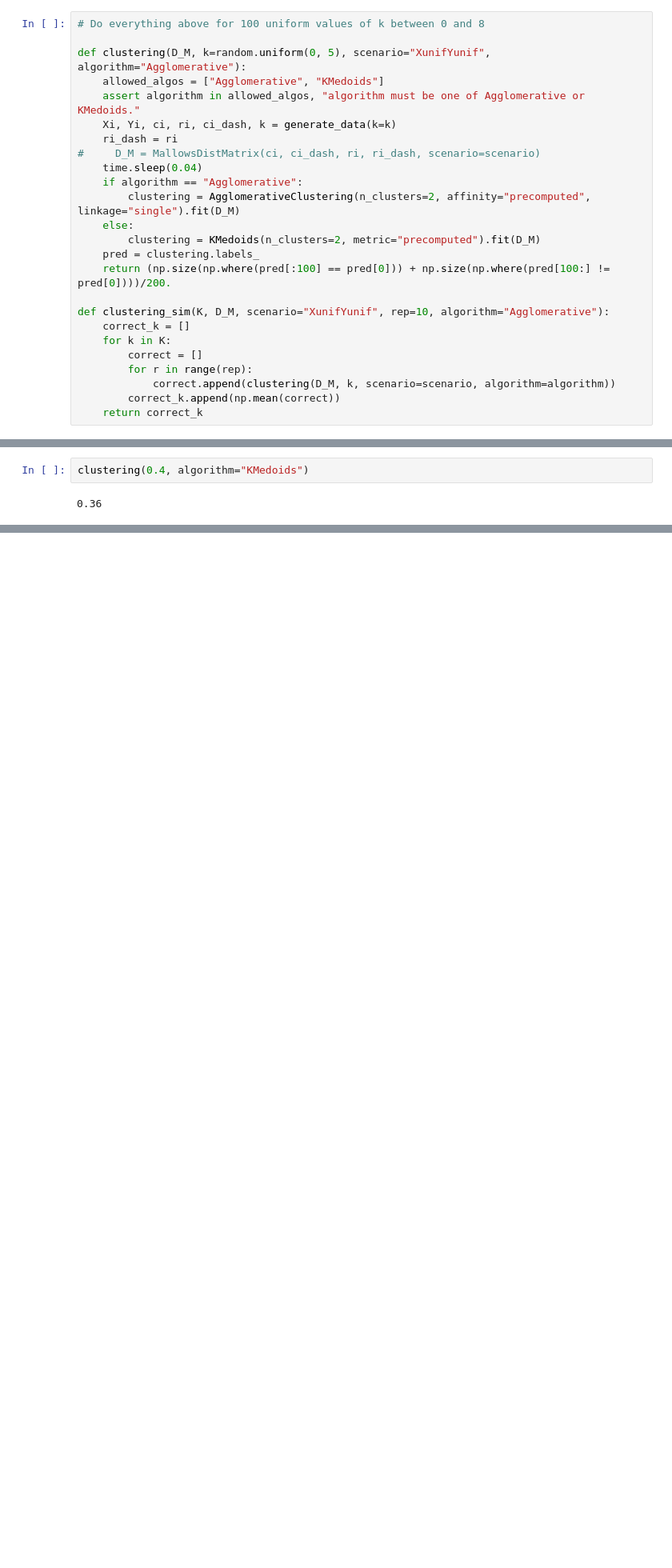
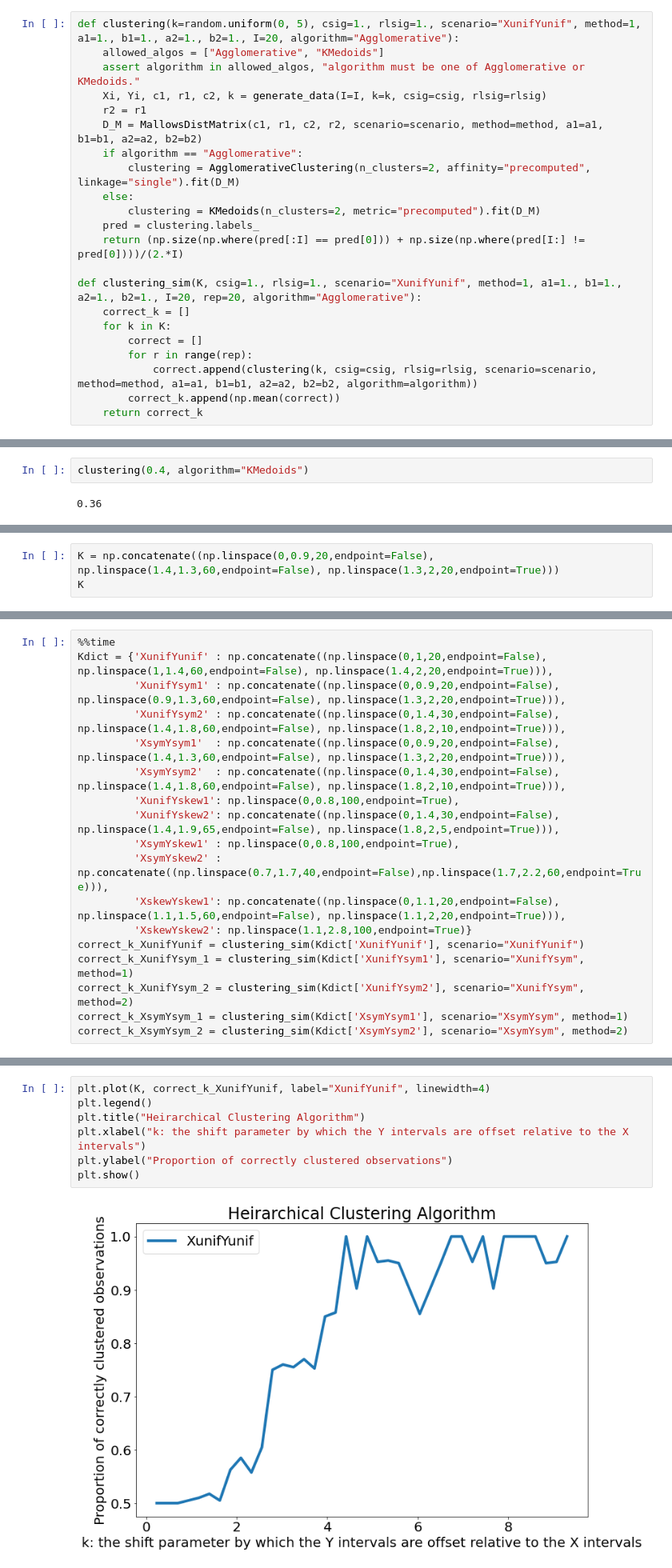
Before and after one commit to SteefanContractor/SymbolicDataAnalysis, a Jupyter notebook: code/clustering_simulations.ipynb, the cells around one changed output, grey strips where cells are left out. Shown at 80% size. Drawn from its saved outputs; the diff is of its cells as text; blank space fills up the shorter version.

Commit message:
commit latest changes to clustering_simulations.ipynb and Clustering.py

```diff
--- a/code/clustering_simulations.ipynb
+++ b/code/clustering_simulations.ipynb
@@ -780,27 +860,24 @@ k
 # %% [output]
 1.1
 # %%
-# Do everything above for 100 uniform values of k between 0 and 8
-
-def clustering(D_M, k=random.uniform(0, 5), scenario="XunifYunif", algorithm="Agglomerative"):
+def clustering(k=random.uniform(0, 5), csig=1., rlsig=1., scenario="XunifYunif", method=1, a1=1., b1=1., a2=1., b2=1., I=20, algorithm="Agglomerative"):
     allowed_algos = ["Agglomerative", "KMedoids"]
     assert algorithm in allowed_algos, "algorithm must be one of Agglomerative or KMedoids."
-    Xi, Yi, ci, ri, ci_dash, k = generate_data(k=k)
-    ri_dash = ri
-#     D_M = MallowsDistMatrix(ci, ci_dash, ri, ri_dash, scenario=scenario)
-    time.sleep(0.04)
+    Xi, Yi, c1, r1, c2, k = generate_data(I=I, k=k, csig=csig, rlsig=rlsig)
+    r2 = r1
+    D_M = MallowsDistMatrix(c1, r1, c2, r2, scenario=scenario, method=method, a1=a1, b1=b1, a2=a2, b2=b2)
     if algorithm == "Agglomerative":
         clustering = AgglomerativeClustering(n_clusters=2, affinity="precomputed", linkage="single").fit(D_M)
     else:
         clustering = KMedoids(n_clusters=2, metric="precomputed").fit(D_M)
     pred = clustering.labels_
-    return (np.size(np.where(pred[:100] == pred[0])) + np.size(np.where(pred[100:] != pred[0])))/200.
+    return (np.size(np.where(pred[:I] == pred[0])) + np.size(np.where(pred[I:] != pred[0])))/(2.*I)
 
-def clustering_sim(K, D_M, scenario="XunifYunif", rep=10, algorithm="Agglomerative"):
+def clustering_sim(K, csig=1., rlsig=1., scenario="XunifYunif", method=1, a1=1., b1=1., a2=1., b2=1., I=20, rep=20, algorithm="Agglomerative"):
     correct_k = []
     for k in K:
         correct = []
         for r in range(rep):
-            correct.append(clustering(D_M, k, scenario=scenario, algorithm=algorithm))
+            correct.append(clustering(k, csig=csig, rlsig=rlsig, scenario=scenario, method=method, a1=a1, b1=b1, a2=a2, b2=b2, algorithm=algorithm))
         correct_k.append(np.mean(correct))
     return correct_k
@@ -823,0 +938,3 @@ K = np.linspace(0.5, 2, 100, endpoint=True)
+# %%
+K = np.concatenate((np.linspace(0,0.9,20,endpoint=False), np.linspace(1.4,1.3,60,endpoint=False), np.linspace(1.3,2,20,endpoint=True)))
+K
@@ -823,0 +957,18 @@ K = np.linspace(0.5, 2, 100, endpoint=True)
+# %%
+%%time
+Kdict = {'XunifYunif' : np.concatenate((np.linspace(0,1,20,endpoint=False), np.linspace(1,1.4,60,endpoint=False), np.linspace(1.4,2,20,endpoint=True))),
+         'XunifYsym1' : np.concatenate((np.linspace(0,0.9,20,endpoint=False), np.linspace(0.9,1.3,60,endpoint=False), np.linspace(1.3,2,20,endpoint=True))),
+         'XunifYsym2' : np.concatenate((np.linspace(0,1.4,30,endpoint=False), np.linspace(1.4,1.8,60,endpoint=False), np.linspace(1.8,2,10,endpoint=True))),
+         'XsymYsym1'  : np.concatenate((np.linspace(0,0.9,20,endpoint=False), np.linspace(1.4,1.3,60,endpoint=False), np.linspace(1.3,2,20,endpoint=True))),
+         'XsymYsym2'  : np.concatenate((np.linspace(0,1.4,30,endpoint=False), np.linspace(1.4,1.8,60,endpoint=False), np.linspace(1.8,2,10,endpoint=True))),
+         'XunifYskew1': np.linspace(0,0.8,100,endpoint=True),
+         'XunifYskew2': np.concatenate((np.linspace(0,1.4,30,endpoint=False), np.linspace(1.4,1.9,65,endpoint=False), np.linspace(1.8,2,5,endpoint=True))),
+         'XsymYskew1' : np.linspace(0,0.8,100,endpoint=True),
+         'XsymYskew2' : np.concatenate((np.linspace(0.7,1.7,40,endpoint=False),np.linspace(1.7,2.2,60,endpoint=True))),
+         'XskewYskew1': np.concatenate((np.linspace(0,1.1,20,endpoint=False), np.linspace(1.1,1.5,60,endpoint=False), np.linspace(1.1,2,20,endpoint=True))),
+         'XskewYskew2': np.linspace(1.1,2.8,100,endpoint=True)}
+correct_k_XunifYunif = clustering_sim(Kdict['XunifYunif'], scenario="XunifYunif")
+correct_k_XunifYsym_1 = clustering_sim(Kdict['XunifYsym1'], scenario="XunifYsym", method=1)
+correct_k_XunifYsym_2 = clustering_sim(Kdict['XunifYsym2'], scenario="XunifYsym", method=2)
+correct_k_XsymYsym_1 = clustering_sim(Kdict['XsymYsym1'], scenario="XsymYsym", method=1)
+correct_k_XsymYsym_2 = clustering_sim(Kdict['XsymYsym2'], scenario="XsymYsym", method=2)
@@ -823,0 +982,9 @@ K = np.linspace(0.5, 2, 100, endpoint=True)
+# %%
+plt.plot(K, correct_k_XunifYunif, label="XunifYunif", linewidth=4)
+plt.legend()
+plt.title("Heirarchical Clustering Algorithm")
+plt.xlabel("k: the shift parameter by which the Y intervals are offset relative to the X intervals")
+plt.ylabel("Proportion of correctly clustered observations")
+plt.show()
+# %% [output]
+[figure, added]
```
Also changed, not shown: parts of 41 cells of this notebook, 1 other file.
